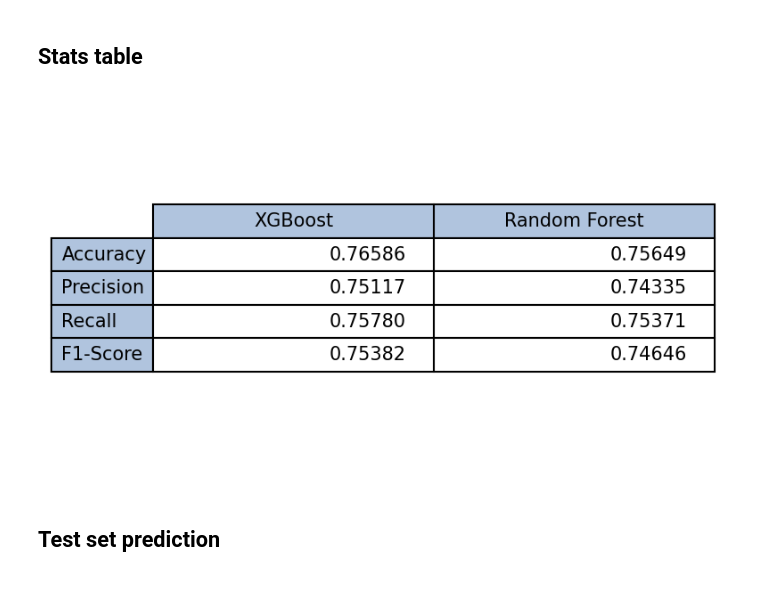
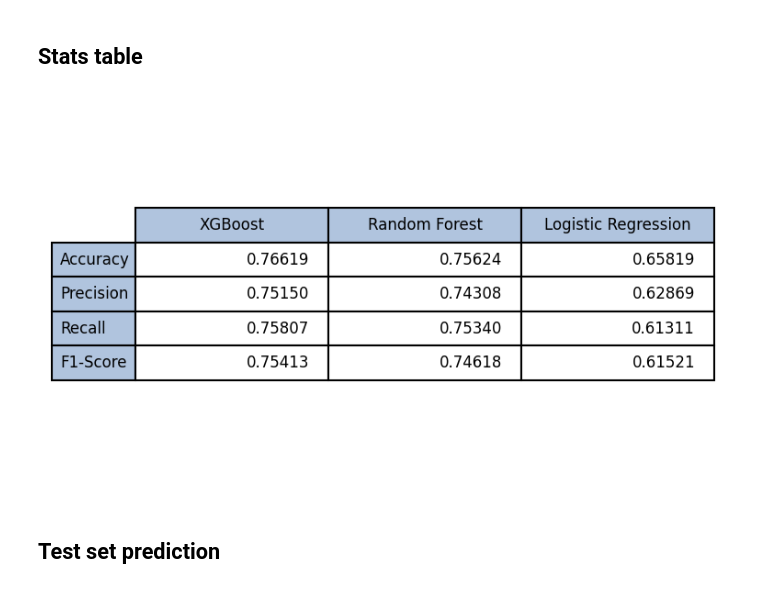
Before and after one commit to vtsiatouras/big-data-analytics, a Jupyter notebook: notebooks/duplicate_detection.ipynb, the cells around one changed output. Saved outputs shown, nothing was run; the diff lists cells and outputs as text; code cells hidden in the pictures.

Commit message:
[feat]: added logistic regression

```diff
--- a/notebooks/duplicate_detection.ipynb
+++ b/notebooks/duplicate_detection.ipynb
@@ -194,8 +195,8 @@ Please use `tqdm.notebook.tqdm` instead of `tqdm.tqdm_notebook`
 # %% [markdown]
 ## XGBoost model
 # %%
-xgb_model = xgb.XGBClassifier(max_depth=80, n_estimators=500, learning_rate=0.1, colsample_bytree=0.7, gamma=0,
-                              reg_alpha=0.4, objective='binary:logistic', eta=0.3, subsample=0.8, use_label_encoder=False)
+xgb_model = xgb.XGBClassifier(max_depth=20, n_estimators=1000, learning_rate=0.1, objective='binary:logistic', eta=0.2,
+                              use_label_encoder=False, tree_method='gpu_hist', gpu_id=0)
 # %% [markdown]
 ## Random Forest model
 # %%
@@ -203,3 +206,5 @@ rf_model = RandomForestClassifier(n_estimators=1000, max_features='sqrt', n_jobs
+# %%
+lg_model = LogisticRegression(random_state=0, n_jobs=4)
 # %% [markdown]
 ## 5-fold Stratified Cross Validation
 # %%
@@ -219,4 +224,12 @@ scores_rf = cross_validate(rf_model, X, y.values.ravel(),
                            cv=skf,
                            return_train_score=False)
 print(scores_rf)
+
+skf = StratifiedKFold(n_splits=5, random_state=5, shuffle=True)
+
+scores_lg = cross_validate(lg_model, X, y.values.ravel(),
+                           scoring=['accuracy', 'precision_macro', 'recall_macro', 'f1_macro'],
+                           cv=skf,
+                           return_train_score=False)
+print(scores_lg)
 # %% [output]
@@ -233,37 +247,41 @@ print(scores_rf)
 ## Stats table
 # %%
 data_table = [[np.mean(scores_xgb['test_accuracy'], dtype='float64'),
-              np.mean(scores_rf['test_accuracy'], dtype='float64')],
+              np.mean(scores_rf['test_accuracy'], dtype='float64'),
+              np.mean(scores_lg['test_accuracy'], dtype='float64')],
               [np.mean(scores_xgb['test_precision_macro'], dtype='float64'),
-              np.mean(scores_rf['test_precision_macro'], dtype='float64')],
+              np.mean(scores_rf['test_precision_macro'], dtype='float64'),
+              np.mean(scores_lg['test_precision_macro'], dtype='float64')],
               [np.mean(scores_xgb['test_recall_macro'], dtype='float64'),
-              np.mean(scores_rf['test_recall_macro'], dtype='float64')],
+              np.mean(scores_rf['test_recall_macro'], dtype='float64'),
+              np.mean(scores_lg['test_recall_macro'], dtype='float64')],
               [np.mean(scores_xgb['test_f1_macro'], dtype='float64'),
-              np.mean(scores_rf['test_f1_macro'], dtype='float64')]
+              np.mean(scores_rf['test_f1_macro'], dtype='float64'),
+              np.mean(scores_lg['test_f1_macro'], dtype='float64')]
               ]
 
 cell_text = []
 for row in data_table:
     cell_text.append([f'{x:1.5f}' for x in row])
 
 plt.figure(dpi=150)
 ax = plt.gca()
 ax.get_xaxis().set_visible(False)
 ax.get_yaxis().set_visible(False)
 plt.box(on=None)
 plt.subplots_adjust(left=0.2, bottom=0.2)
 
 the_table = plt.table(cellText=cell_text,
                       rowLabels=['Accuracy', 'Precision', 'Recall', 'F1-Score'],
-                      colLabels=['XGBoost', 'Random Forest'],
-                      colColours=['lightsteelblue'] * 2,
+                      colLabels=['XGBoost', 'Random Forest', 'Logistic Regression'],
+                      colColours=['lightsteelblue'] * 3,
                       rowColours=['lightsteelblue'] * 4,
                       loc='center')
 the_table.scale(1, 1.5)
 fig = plt.gcf()
 plt.show()
 # %% [output]
-[figure, old version]
+[figure, new version]
 # %% [markdown]
 ## Test set prediction
 # %%
```
Also changed, not shown: parts of 5 cells of this notebook.
